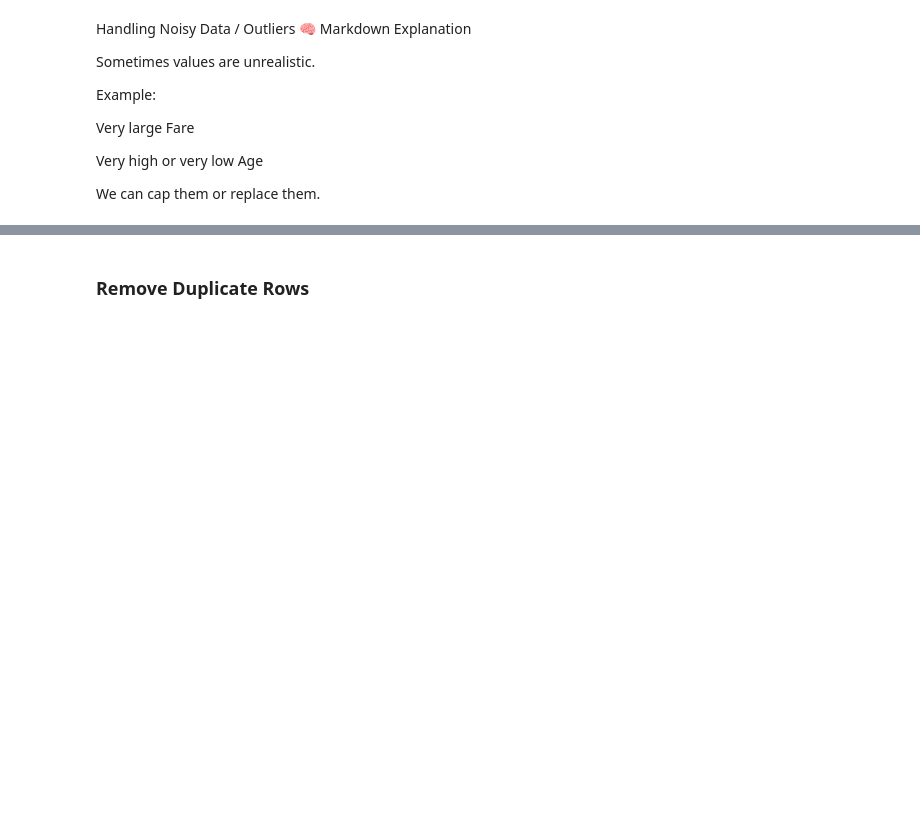
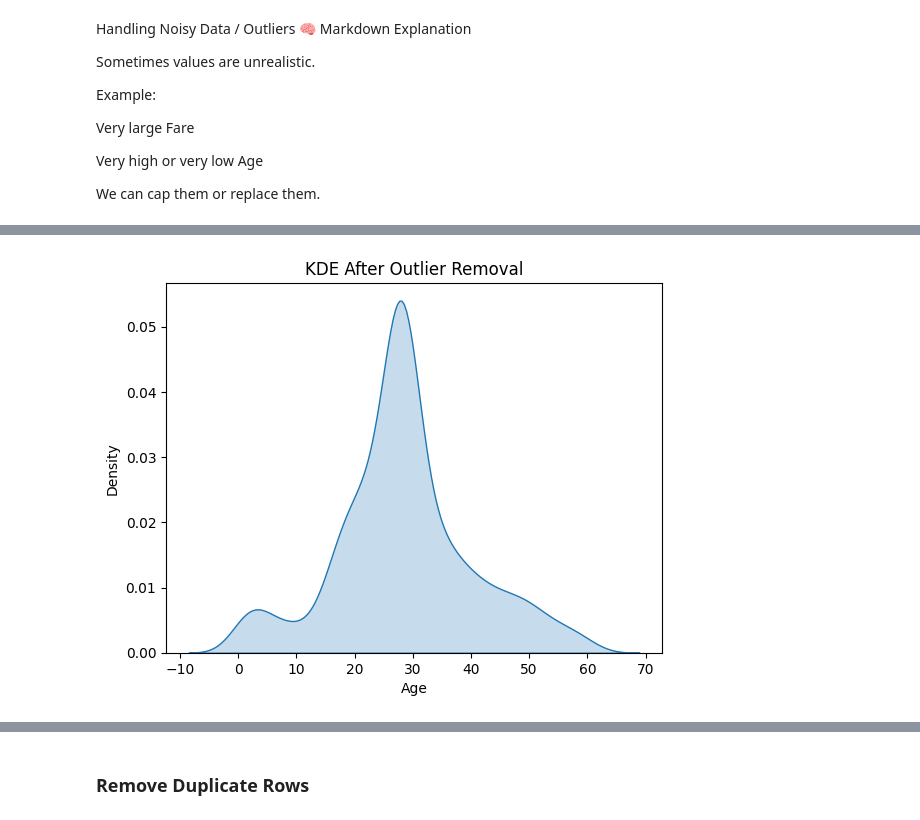
Before and after one commit to AnandaRimal/Deerwalk-Teaching-Datascience, a Jupyter notebook: Feature engineering/Datacleaning.ipynb, the cells around one changed output, grey strips where cells are left out. Cells and saved outputs as stored; diff of their text form; code cells hidden in the pictures; blank space fills up the shorter version.

```diff
--- a/Feature engineering/Datacleaning.ipynb
+++ b/Feature engineering/Datacleaning.ipynb
@@ -85,7 +175,2 @@ df.loc[df["Age"] > 80]
-# %%
-#Replace Extreme Age using loc
-
-#Let’s assume max reasonable age = 80.
-median_age = df["Age"].median()
-
-df.loc[df["Age"] > 80, "Age"] = median_age
+# %%
+df["Age"] = df["Age"].clip(upper=upper)
@@ -92,3 +193,11 @@ df.loc[df["Age"] > 80, "Age"] = median_age
+# %%
+sns.kdeplot(df["Age"].dropna(), fill=True)
+plt.title("KDE After Outlier Removal")
+plt.xlabel("Age")
+plt.ylabel("Density")
+plt.show()
+# %% [output]
+[figure, added]
 # %%
 
 df.loc[df["Age"] > 80, "Age"] = median_age
```
Also changed, not shown: parts of 17 cells of this notebook, 1 other file.
